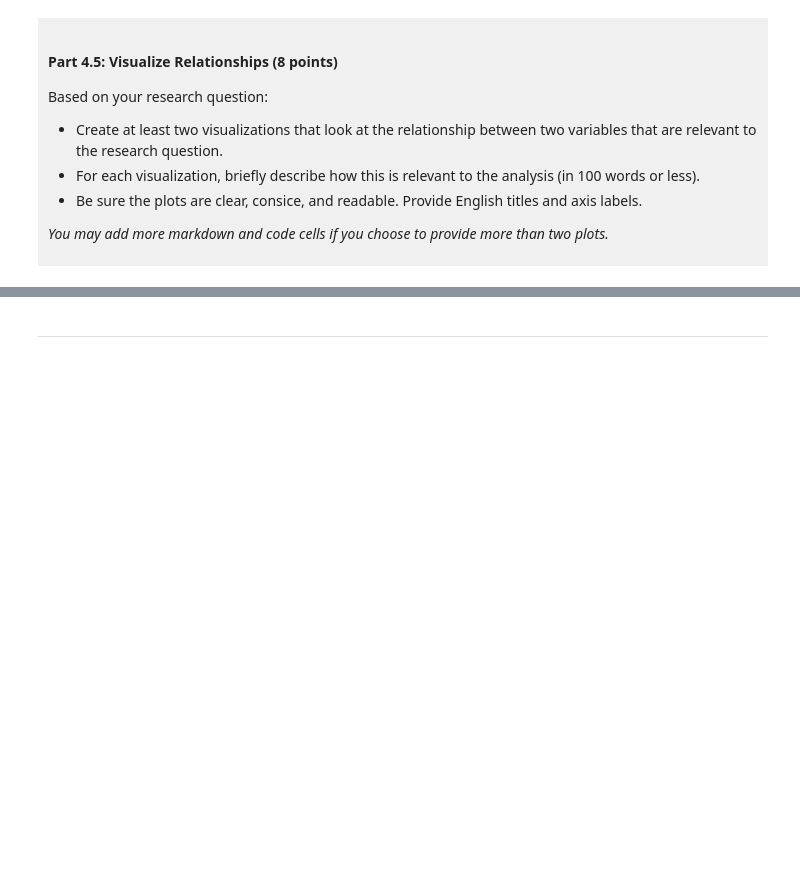
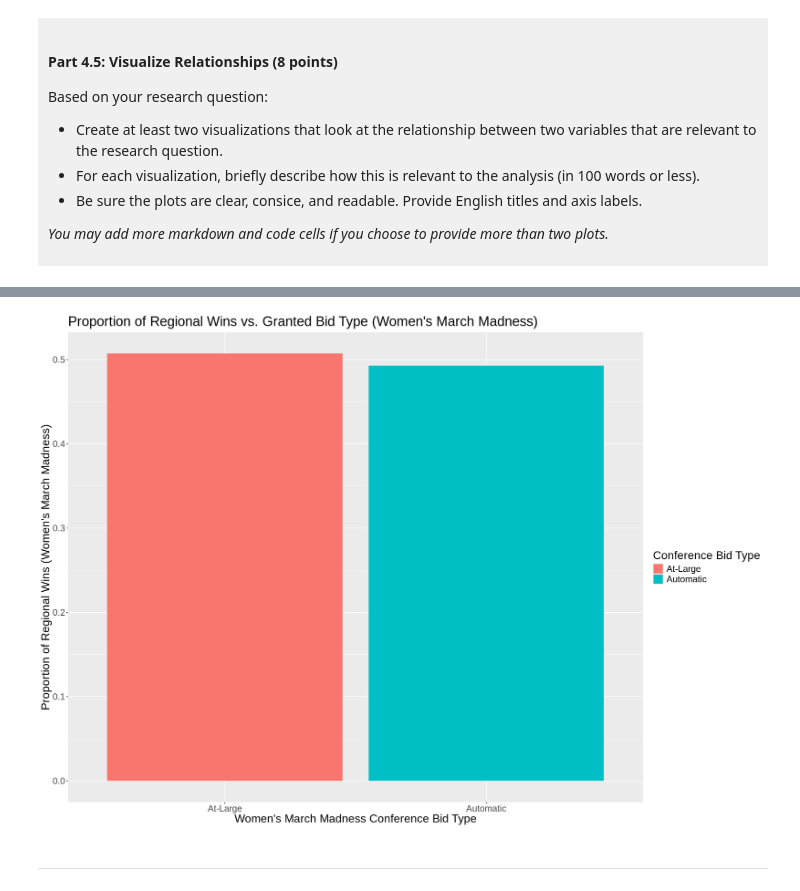
Before and after one commit to saahithikasa-max/dsci-100-project-saahithi-kasa, a Jupyter notebook: dsci-100-project-notebook.ipynb, the cells around one changed output, grey strips where cells are left out. Saved outputs shown, nothing was run; the diff lists cells and outputs as text; code cells hidden in the pictures; blank space fills up the shorter version.

```diff
--- a/dsci-100-project-notebook.ipynb
+++ b/dsci-100-project-notebook.ipynb
@@ -329,5 +418,26 @@ Visualization 2: %%% EDIT THIS MARKDOWN CELL%%%
 # %%
-### EDIT THIS CODE CELL FOR VISUALIZATION 2###
+# The second visualization will analyze the proportion of regional wins against bid type
+
+library(RColorBrewer)
+# display.brewer.all(colorblindFriendly = TRUE)
+options(repr.plot.width = 17, repr.plot.height = 12)
+
+reg_wins_and_losses_bar <- tidy_womens_march_madness |>
+                           group_by(bid) |>
+                           summarize(reg_wins = sum(reg_wins, na.rm = TRUE)) |>
+                           mutate(proportion_reg_wins = reg_wins/sum(reg_wins))
+
+reg_wins_and_bid_plot <- reg_wins_and_losses_bar |>
+                         ggplot(aes(x = bid, y = proportion_reg_wins, fill = bid)) +
+                         geom_bar(stat = "identity") +
+                         labs(x = "Women's March Madness Conference Bid Type",
+                              y = "Proportion of Regional Wins (Women's March Madness)",
+                              title = "Proportion of Regional Wins vs. Granted Bid Type (Women's March Madness)",
+                              fill = "Conference Bid Type") +
+                         theme(text = element_text(size = 19))
+reg_wins_and_bid_plot
+# %% [output]
+[figure, added]
 # %% [markdown]
 ------
 # %% [markdown]
```
Also changed, not shown: parts of 9 cells of this notebook.
